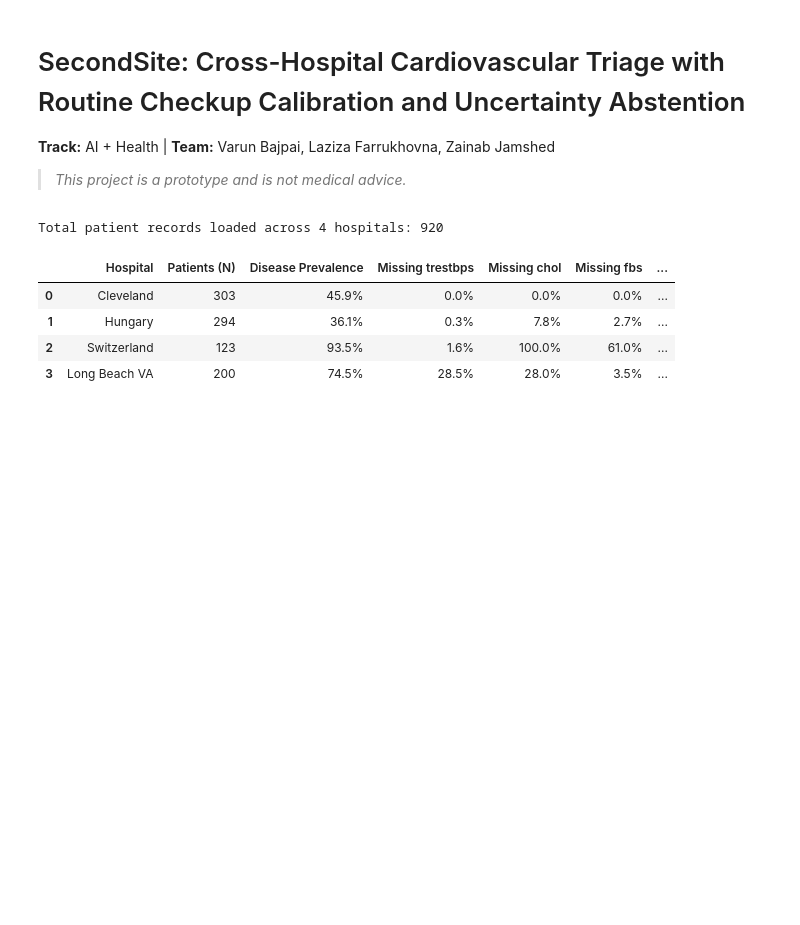
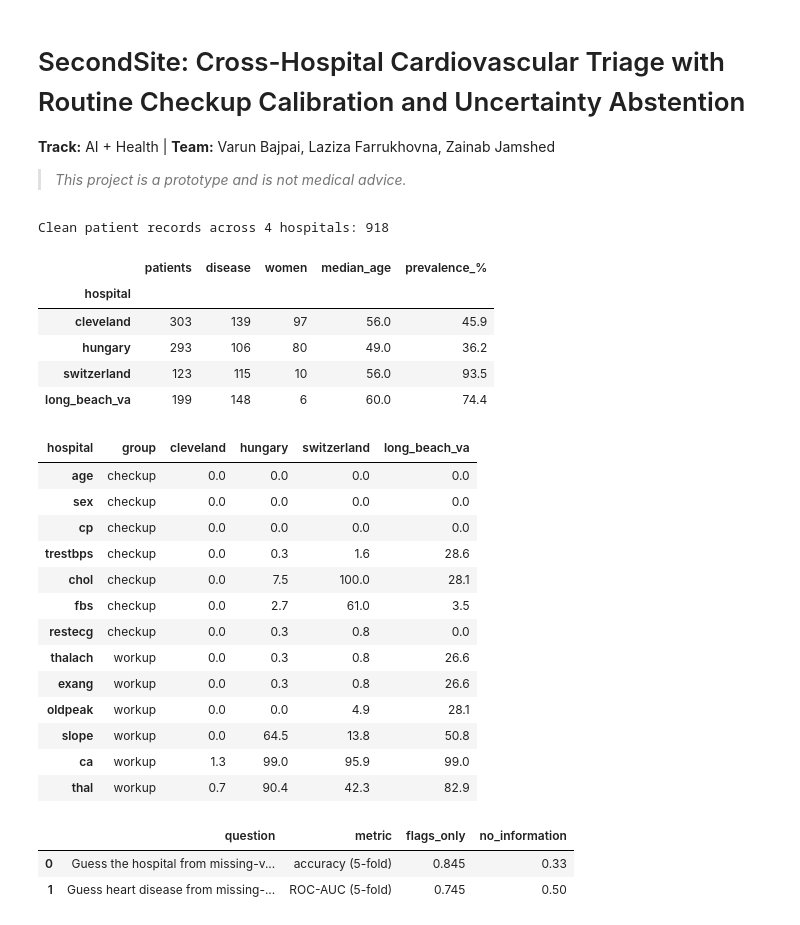
Before and after one commit to MACVXACE/SecondSite, a Jupyter notebook: SecondSite_Full_Pipeline.ipynb, the cells around one changed output. Drawn from its saved outputs; the diff is of its cells as text; code cells hidden in the pictures; blank space fills up the shorter version.

```diff
--- a/SecondSite_Full_Pipeline.ipynb
+++ b/SecondSite_Full_Pipeline.ipynb
@@ -4,17 +4,36 @@
 
 > *This project is a prototype and is not medical advice.*
 # %%
-import pandas as pd
-from IPython.display import Image, display
-from data_prep import load_multi_hospital_data
+import json, pandas as pd
+from data_prep import load_clean, cohort_summary, missingness_by_hospital, missingness_leak_probe
 
-df = load_multi_hospital_data()
-print(f'Total patient records loaded across 4 hospitals: {len(df)}')
-display(pd.read_csv('artifacts/hospital_missingness_audit.csv'))
+data = load_clean()
+print(f'Clean patient records across 4 hospitals: {len(data)}')
+display(cohort_summary(data))
+display(missingness_by_hospital(data))
+display(missingness_leak_probe(data))
 # %% [output]
-Total patient records loaded across 4 hospitals: 920
+Clean patient records across 4 hospitals: 918
-|  | Hospital | Patients (N) | Disease Prevalence | Missing trestbps | Missing chol | Missing fbs | ... |
-| 0 | Cleveland | 303 | 45.9% | 0.0% | 0.0% | 0.0% | ... |
-| 1 | Hungary | 294 | 36.1% | 0.3% | 7.8% | 2.7% | ... |
-| 2 | Switzerland | 123 | 93.5% | 1.6% | 100.0% | 61.0% | ... |
-| 3 | Long Beach VA | 200 | 74.5% | 28.5% | 28.0% | 3.5% | ... |
+|  | patients | disease | women | median_age | prevalence_% |
+| hospital |  |  |  |  |  |
+| cleveland | 303 | 139 | 97 | 56.0 | 45.9 |
+| hungary | 293 | 106 | 80 | 49.0 | 36.2 |
+| switzerland | 123 | 115 | 10 | 56.0 | 93.5 |
+| long_beach_va | 199 | 148 | 6 | 60.0 | 74.4 |
+| hospital | group | cleveland | hungary | switzerland | long_beach_va |
+| age | checkup | 0.0 | 0.0 | 0.0 | 0.0 |
+| sex | checkup | 0.0 | 0.0 | 0.0 | 0.0 |
+| cp | checkup | 0.0 | 0.0 | 0.0 | 0.0 |
+| trestbps | checkup | 0.0 | 0.3 | 1.6 | 28.6 |
+| chol | checkup | 0.0 | 7.5 | 100.0 | 28.1 |
+| fbs | checkup | 0.0 | 2.7 | 61.0 | 3.5 |
+| restecg | checkup | 0.0 | 0.3 | 0.8 | 0.0 |
+| thalach | workup | 0.0 | 0.3 | 0.8 | 26.6 |
+| exang | workup | 0.0 | 0.3 | 0.8 | 26.6 |
+| oldpeak | workup | 0.0 | 0.0 | 4.9 | 28.1 |
+| slope | workup | 0.0 | 64.5 | 13.8 | 50.8 |
+| ca | workup | 1.3 | 99.0 | 95.9 | 99.0 |
+| thal | workup | 0.7 | 90.4 | 42.3 | 82.9 |
+|  | question | metric | flags_only | no_information |
+| 0 | Guess the hospital from missing-v... | accuracy (5-fold) | 0.845 | 0.33 |
+| 1 | Guess heart disease from missing-... | ROC-AUC (5-fold) | 0.745 | 0.50 |
```
Also changed, not shown: parts of 5 cells of this notebook.
